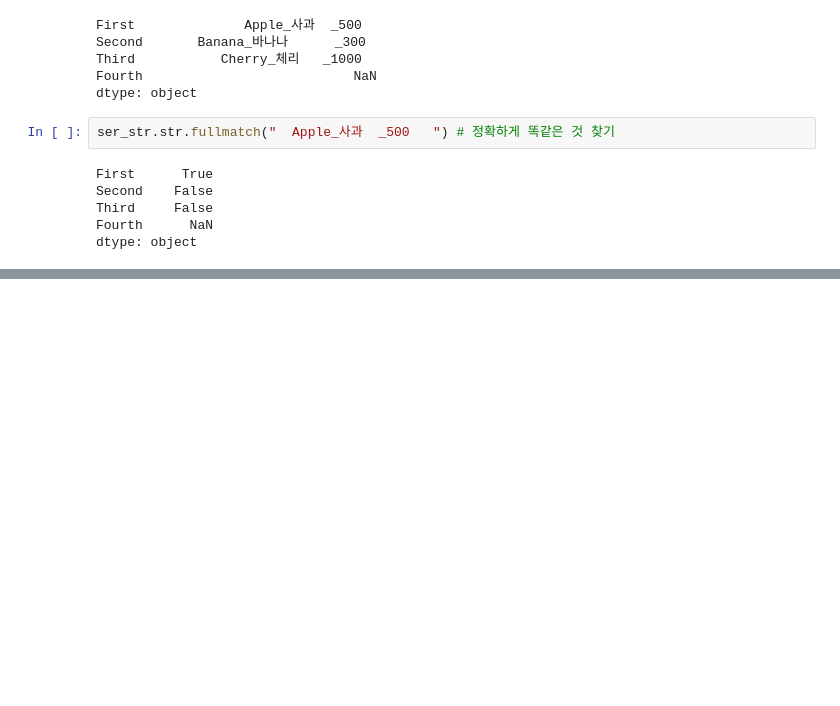
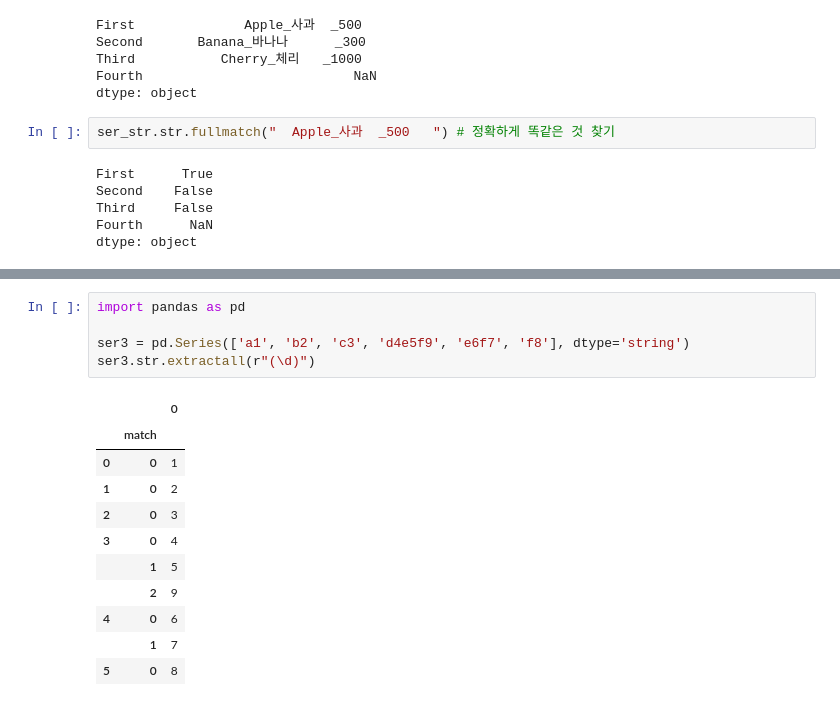
Before and after one commit to ezid007/pandas_study, a Jupyter notebook: 4_21_study.ipynb, the cells around one changed output, grey strips where cells are left out. Cells and saved outputs as stored; diff of their text form; blank space fills up the shorter version.

```diff
--- a/4_21_study.ipynb
+++ b/4_21_study.ipynb
@@ -969,0 +1021,17 @@ dtype: object
+# %%
+import pandas as pd
+
+ser3 = pd.Series(['a1', 'b2', 'c3', 'd4e5f9', 'e6f7', 'f8'], dtype='string')
+ser3.str.extractall(r"(\d)")
+# %% [output]
+|  |  | 0 |
+|  | match |  |
+| 0 | 0 | 1 |
+| 1 | 0 | 2 |
+| 2 | 0 | 3 |
+| 3 | 0 | 4 |
+|  | 1 | 5 |
+|  | 2 | 9 |
+| 4 | 0 | 6 |
+|  | 1 | 7 |
+| 5 | 0 | 8 |
```
Also changed, not shown: parts of 19 cells of this notebook, 27 other files.
